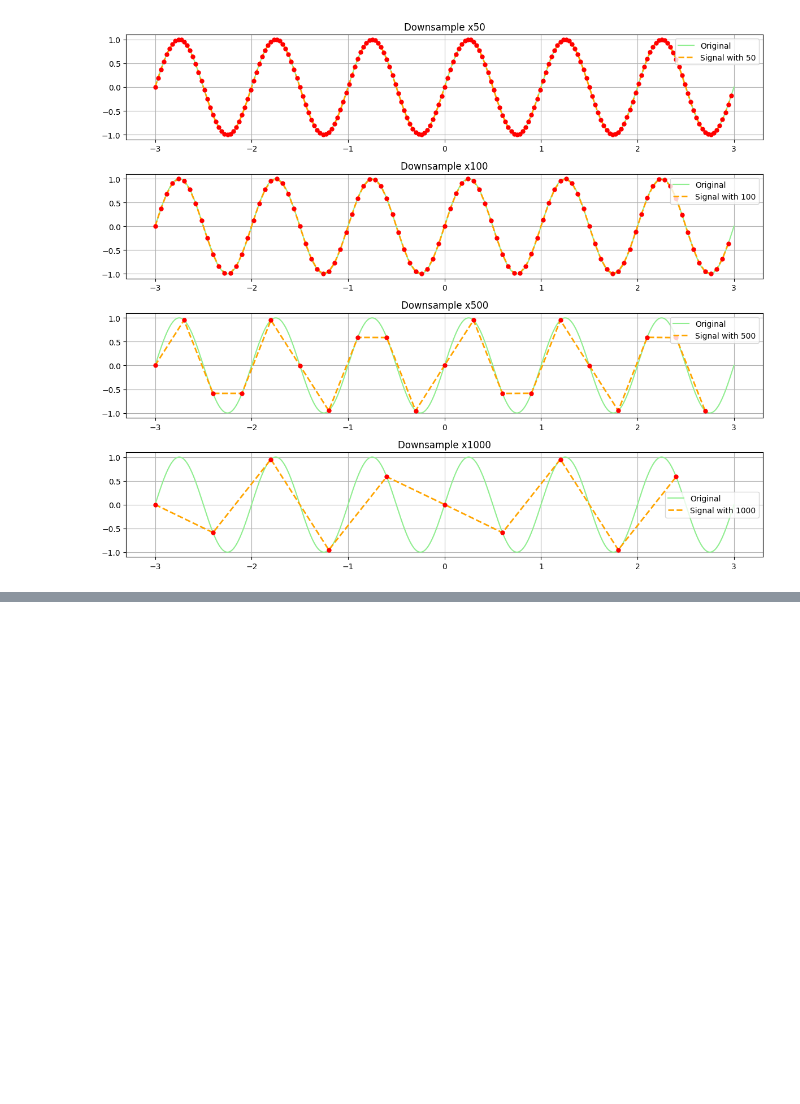
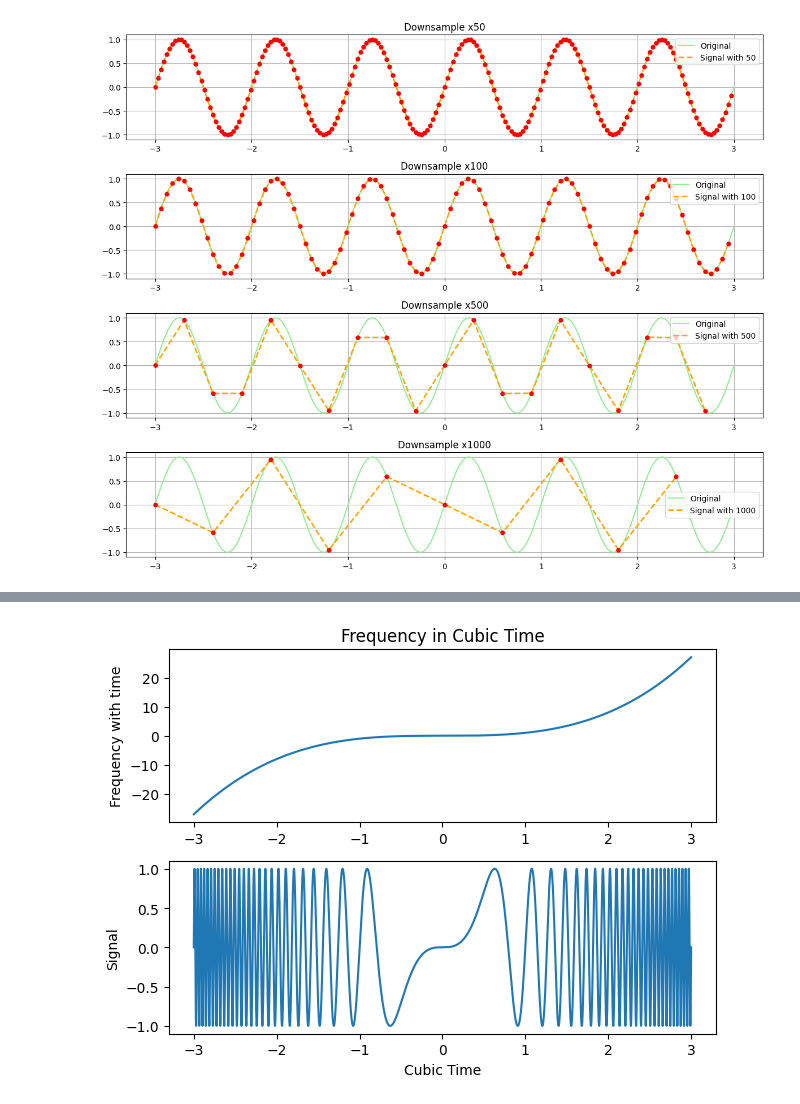
Before and after one commit to WuiiiGithub/Learn, a Jupyter notebook: ai/learnings/signals/lessons/module1.ipynb, the cells around one changed output, grey strips where cells are left out. Saved outputs shown, nothing was run; the diff lists cells and outputs as text; code cells hidden in the pictures; blank space fills up the shorter version.

```diff
--- a/ai/learnings/signals/lessons/module1.ipynb
+++ b/ai/learnings/signals/lessons/module1.ipynb
@@ -160,0 +209,23 @@ plt.show()
+# %%
+cubic_time_func = lambda a,b,c,d=0: a*time**3 + b*time**2 + c*time + d
+
+plt.subplot(2, 1, 1)
+plt.plot(
+    time,
+    cubic_time_func(1, 0, 0)
+)
+plt.title("Frequency in Cubic Time")
+plt.ylabel("Frequency with time")
+
+plt.subplot(2, 1, 2)
+plt.plot(
+    time,
+    np.sin(2 * np.pi * cubic_time_func(1, 0, 0))
+)
+plt.xlabel("Cubic Time")
+plt.ylabel("Signal")
+
+plt.tight_layout()
+plt.show()
+# %% [output]
+[figure, added]
```
Also changed, not shown: parts of 12 cells of this notebook, 1 other file.
